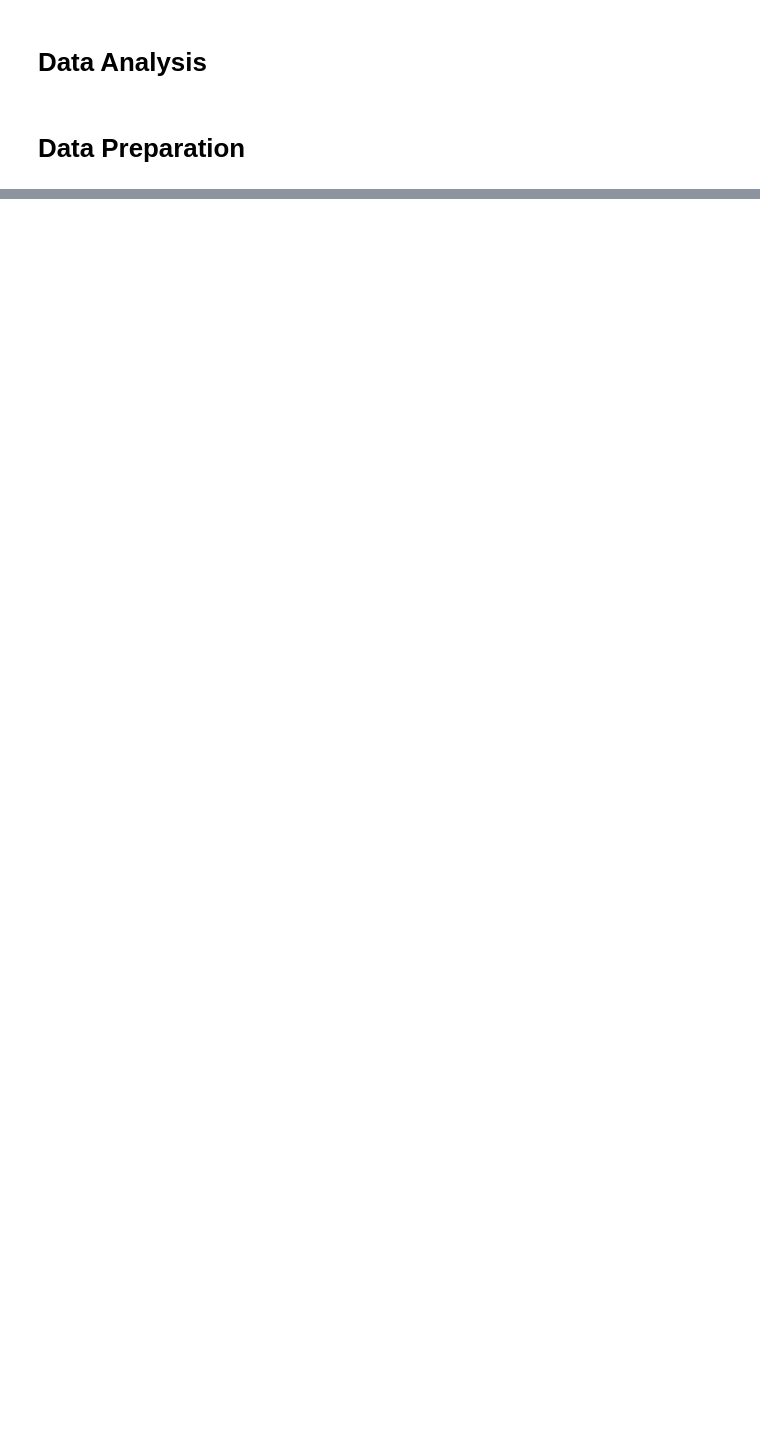
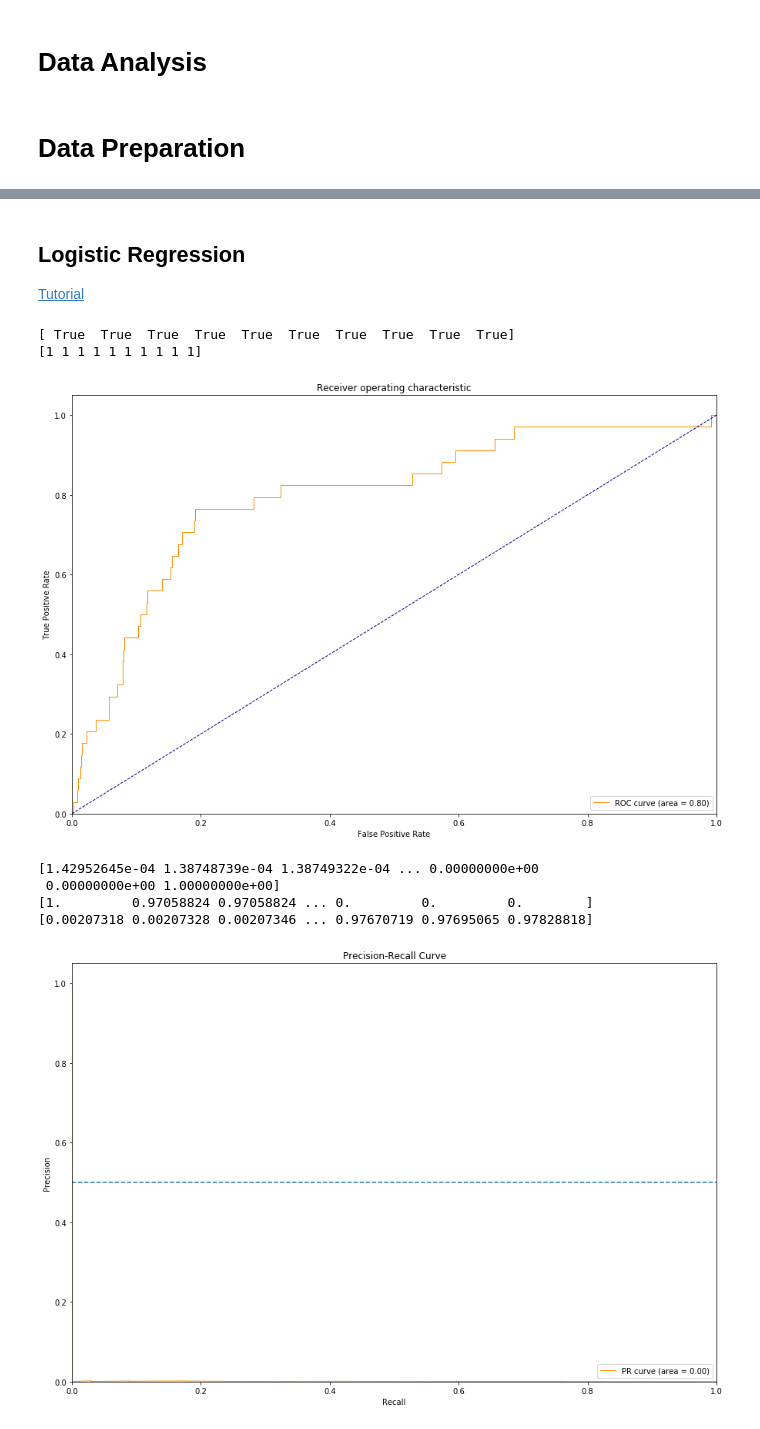
Before and after one commit to AbinavKumar/FinanceMastersThesis, a Jupyter notebook: Data Analysis.ipynb, the cells around one changed output, grey strips where cells are left out. Cells and saved outputs as stored; diff of their text form; code cells hidden in the pictures; blank space fills up the shorter version.

```diff
--- a/Data Analysis.ipynb
+++ b/Data Analysis.ipynb
@@ -43,0 +142,43 @@ Name: NumUnits, dtype: int64
+# %%
+# ROC Curve
+from sklearn.metrics import roc_curve, auc
+
+def plot_roc_curve(X_train, y_train, X_test, y_test, clf):
+    # Fit and Predict
+    y_score = clf.fit(X_train, y_train).predict_proba(X_test)
+    # Compute ROC curve and ROC area for each class
+    fpr, tpr, thresholds = roc_curve(y_test, y_score[:,1])
+    roc_auc = auc(fpr, tpr)
+    fig, ax = plt.subplots(1, figsize=(15, 10))
+    plt.plot(fpr, tpr, color='darkorange', lw=1, label='ROC curve (area = %0.2f)' % roc_auc)
+    plt.plot([0, 1], [0, 1], color='navy', lw=1, linestyle='--')
+    plt.xlim([0.0, 1.0])
+    plt.ylim([0.0, 1.05])
+    plt.xlabel('False Positive Rate')
+    plt.ylabel('True Positive Rate')
+    plt.title('Receiver operating characteristic')
+    plt.legend(loc="lower right")
+    plt.show()
+# %%
+# PR Curve
+from sklearn.metrics import precision_recall_curve
+
+def plot_pr_curve(X_train, y_train, X_test, y_test, clf):
+    # Fit and Predict
+    y_score = clf.fit(X_train, y_train).predict_proba(X_test)
+    # Compute ROC curve and ROC area for each class
+    precision, recall, thresholds = precision_recall_curve(y_test, y_score[:,1])
+    pr_auc = auc(recall, precision)
+    fig, ax = plt.subplots(1, figsize=(15, 10))
+    plt.plot(recall, precision, color='darkorange', lw=1, label='PR curve (area = %0.2f)' % pr_auc)
+    plt.plot([0, 1], [0.5, 0.5], linestyle='--')
+    plt.xlim([0.0, 1.0])
+    plt.ylim([0.0, 1.05])
+    plt.xlabel('Recall')
+    plt.ylabel('Precision')
+    plt.title('Precision-Recall Curve')
+    plt.legend(loc="lower right")
+    plt.show()
+# %% [markdown]
+## Logistic Regression
+[Tutorial](https://towardsdatascience.com/building-a-logistic-regression-in-python-step-by-step-becd4d56c9c8)
@@ -43,0 +188,23 @@ Name: NumUnits, dtype: int64
+# %%
+logreg = LogisticRegression()
+
+rfe = RFE(logreg, 20)
+rfe = rfe.fit(X_smote_train, y_smote_train)
+
+print(rfe.support_)
+print(rfe.ranking_)
+# %% [output]
+[ True  True  True  True  True  True  True  True  True  True]
+[1 1 1 1 1 1 1 1 1 1]
+# %%
+logreg = LogisticRegression(solver='lbfgs')
+
+plot_roc_curve(X_smoted_num, y_smoted, X_test_num, y_test, logreg)
+plot_pr_curve(X_smoted_num, y_smoted, X_test_num, y_test, logreg)
+# %% [output]
+[figure, added]
+[1.42952645e-04 1.38748739e-04 1.38749322e-04 ... 0.00000000e+00
+ 0.00000000e+00 1.00000000e+00]
+[1.         0.97058824 0.97058824 ... 0.         0.         0.        ]
+[0.00207318 0.00207328 0.00207346 ... 0.97670719 0.97695065 0.97828818]
+[figure, added]
```
Also changed, not shown: parts of 48 cells of this notebook, 11 other files.
